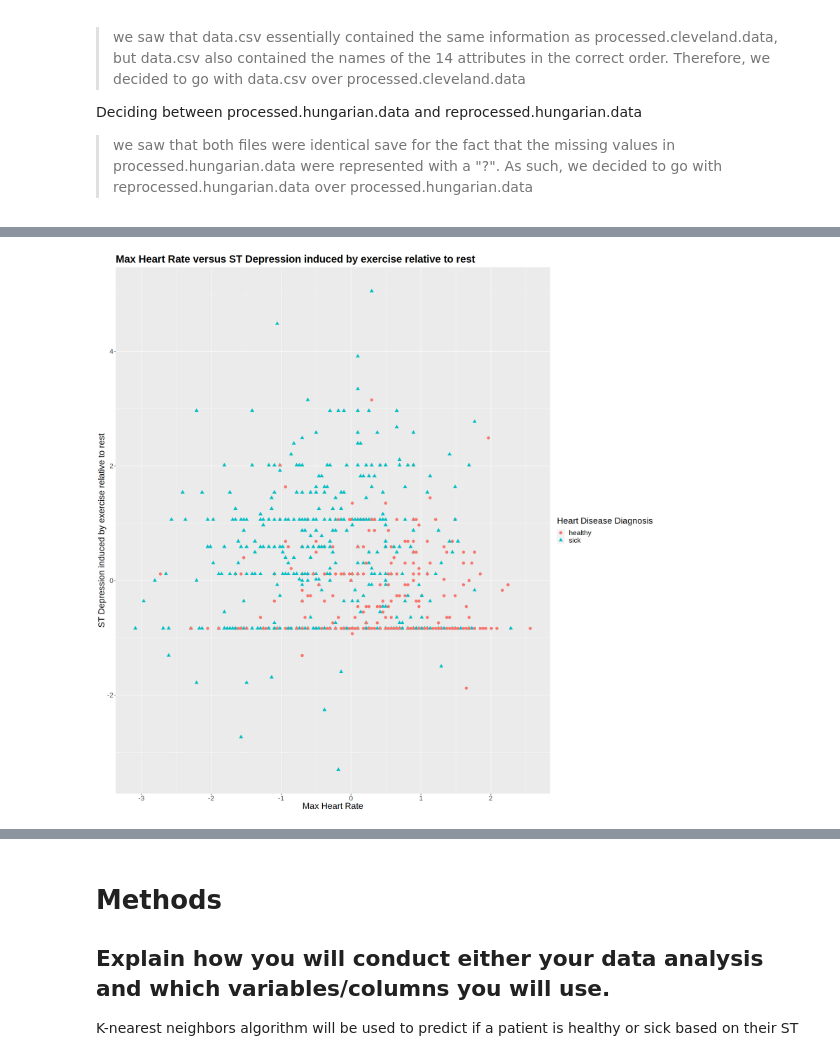
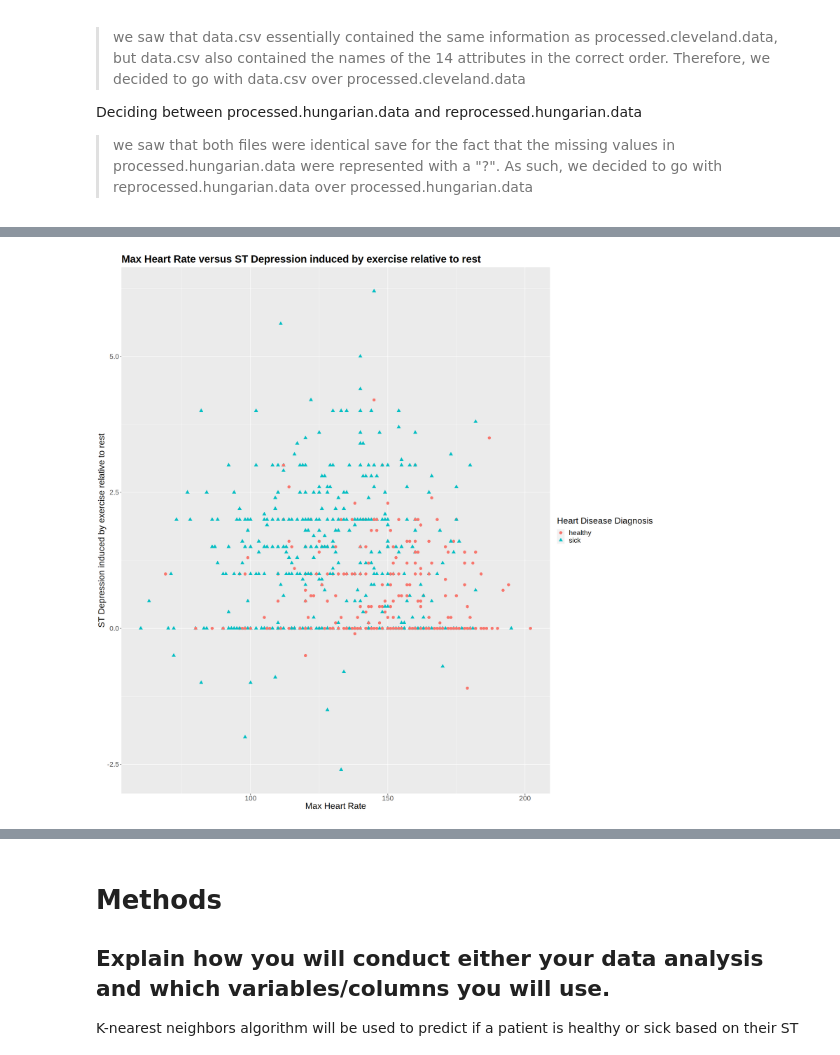
Before and after one commit to riacsik/heart-disease, a Jupyter notebook: group_project_report.ipynb, the cells around one changed output, grey strips where cells are left out. Cells and saved outputs as stored; diff of their text form; code cells hidden in the pictures.

```diff
--- a/group_project_report.ipynb
+++ b/group_project_report.ipynb
@@ -273,25 +273,8 @@ In addition, although the Number_of_major_vessels_colored_by_flourosopy (ca) loo
 options(repr.matrix.max.rows = 10)
 
 global_dataset_missing <- global_dataset_missing |>
-      rename(Class = num)
-
-impute_missing_recipe <- recipe(Class ~ age + trestbps + chol + thalach + oldpeak, data = global_dataset_missing) |>
-  step_impute_mean(all_predictors()) |>
-  step_center(all_predictors()) |>
-  step_scale(all_predictors())
-impute_missing_recipe
-
-# imputed_global_dataset <- bake(impute_missing_recipe, global_dataset_missing)
-
-# imputed_and_scaled_global_dataset <- bake(impute_missing_recipe, global_dataset_missing)
-
-imputed_and_scaled_global_dataset <- impute_missing_recipe |>
-                            prep() |>
-                            bake(global_dataset_missing)
-
-imputed_and_scaled_global_dataset
-
-# here I am merely moving the Class column from the rightmost column to the leftmost column
-imputed_and_scaled_global_dataset <- imputed_and_scaled_global_dataset |>
-      select(Class, age, trestbps, chol, thalach, oldpeak)
-imputed_and_scaled_global_dataset
+      rename(Class = num) |>
+      mutate(Class = as.factor(Class)) |>
+      mutate(Class = fct_recode(Class, "healthy" = "0", "sick" = "1", "sick" = "2", "sick" = "3", "sick" = "4")) |>
+      rename(Age = age, "Resting_Blood_Pressure" = trestbps, Cholesterol = chol, "Max_heart_rate" = thalach,
+      "ST_depression_induced_by_exercise_relative_to_rest" = oldpeak)
@@ -418,7 +342,7 @@ options(repr.plot.width = 18, repr.plot.height = 18)
 # coloured and grouped-by-shape scatterplot
 
 # Max_heart_rate & ST_depression_induced_by_exercise_relative_to_rest
-mhr_oldpeak <- imputed_and_scaled_global_dataset |>
+mhr_oldpeak <- global_dataset_missing |>
     ggplot(aes(x = Max_heart_rate, y = ST_depression_induced_by_exercise_relative_to_rest)) +
     geom_point(aes(colour = Class, shape = Class), size = 3) +
     labs(title = "Max Heart Rate versus ST Depression induced by exercise relative to rest", x = "Max Heart Rate", y = "ST Depression induced by exercise relative to rest", colour = "Heart Disease Diagnosis", shape = "Heart Disease Diagnosis") +
@@ -444 +370 @@ mhr_oldpeak
-[figure, old version]
+[figure, new version]
```
Also changed, not shown: parts of 14 cells of this notebook.
